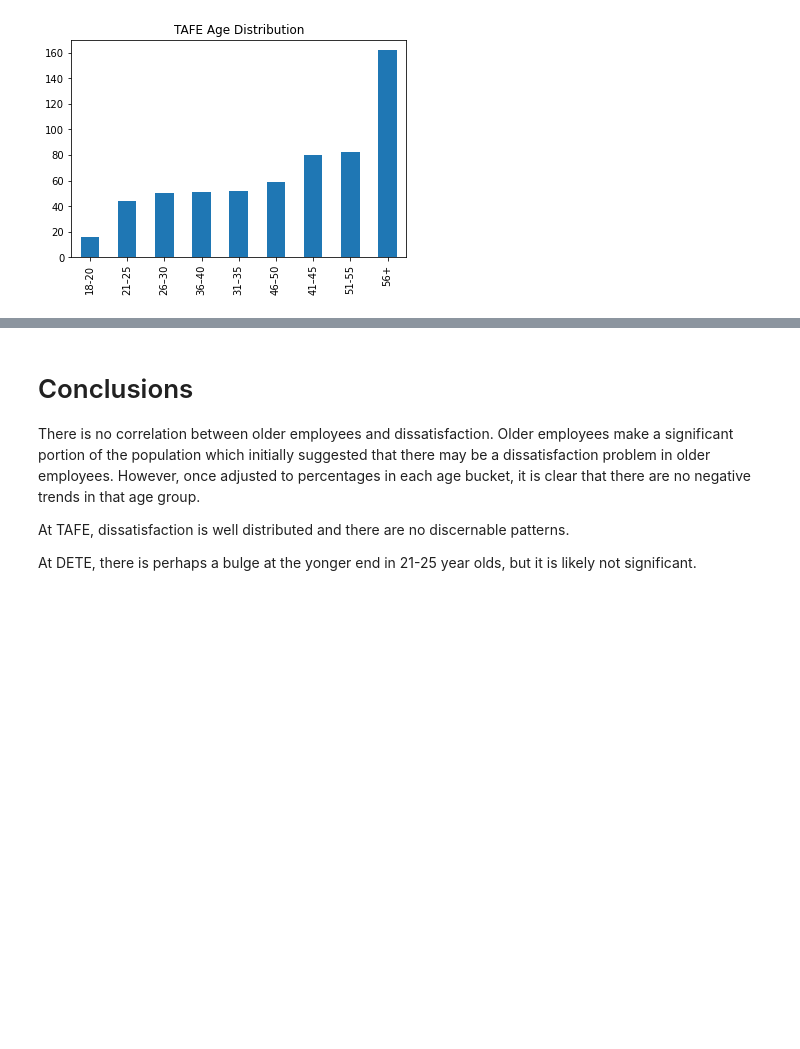
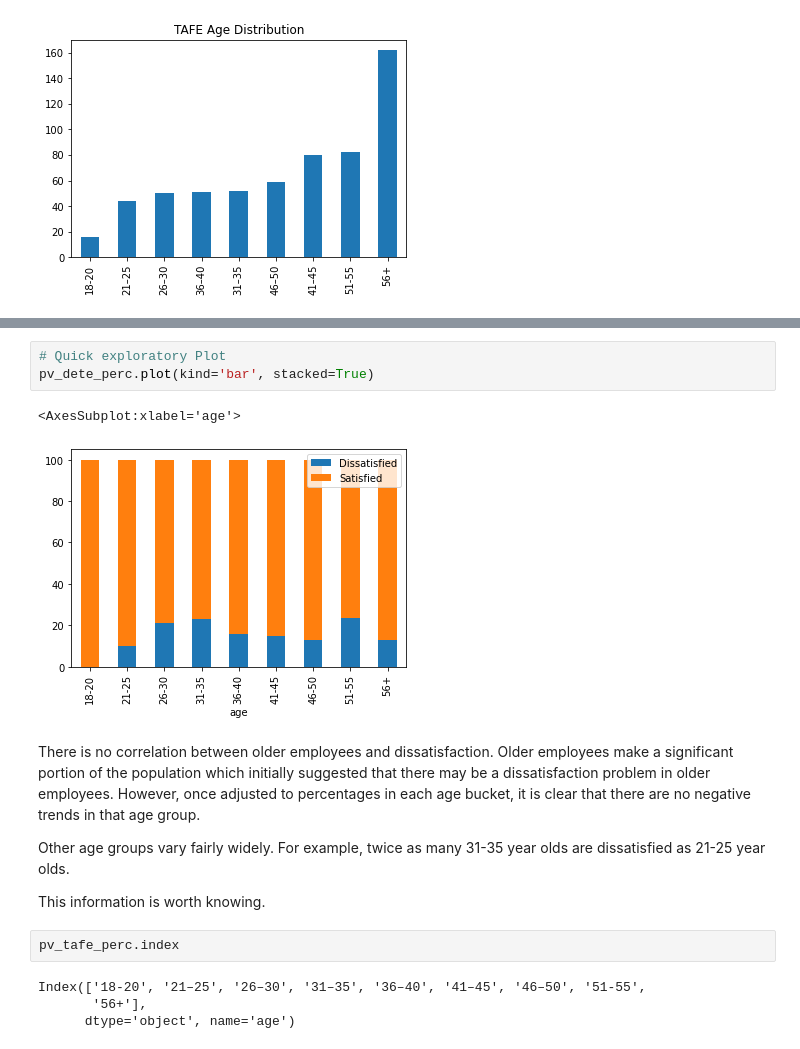
Before and after one commit to jholidayscott/employee_exit_survey, a Jupyter notebook: employee_exit_survey_age.ipynb, the cells around one changed output, grey strips where cells are left out. Drawn from its saved outputs; the diff is of its cells as text; blank space fills up the shorter version.

```diff
--- a/employee_exit_survey_age.ipynb
+++ b/employee_exit_survey_age.ipynb
@@ -185,8 +193,18 @@ plt.show()
+# %%
+# Quick exploratory Plot
+pv_dete_perc.plot(kind='bar', stacked=True)
+# %% [output]
+<AxesSubplot:xlabel='age'>
+[figure, added]
 # %% [markdown]
-# Conclusions
-
 There is no correlation between older employees and dissatisfaction. Older employees make a significant portion of the population which initially suggested that there may be a dissatisfaction problem in older employees. However, once adjusted to percentages in each age bucket, it is clear that there are no negative trends in that age group.
 
-At TAFE, dissatisfaction is well distributed and there are no discernable patterns.
+Other age groups vary fairly widely. For example, twice as many 31-35 year olds are dissatisfied as 21-25 year olds.
 
-At DETE, there is perhaps a bulge at the yonger end in 21-25 year olds, but it is likely not significant.
+This information is worth knowing.
+# %%
+pv_tafe_perc.index
+# %% [output]
+Index(['18-20', '21–25', '26–30', '31–35', '36–40', '41–45', '46–50', '51-55',
+       '56+'],
+      dtype='object', name='age')
```
Also changed, not shown: parts of 17 cells of this notebook, 2 other files.
